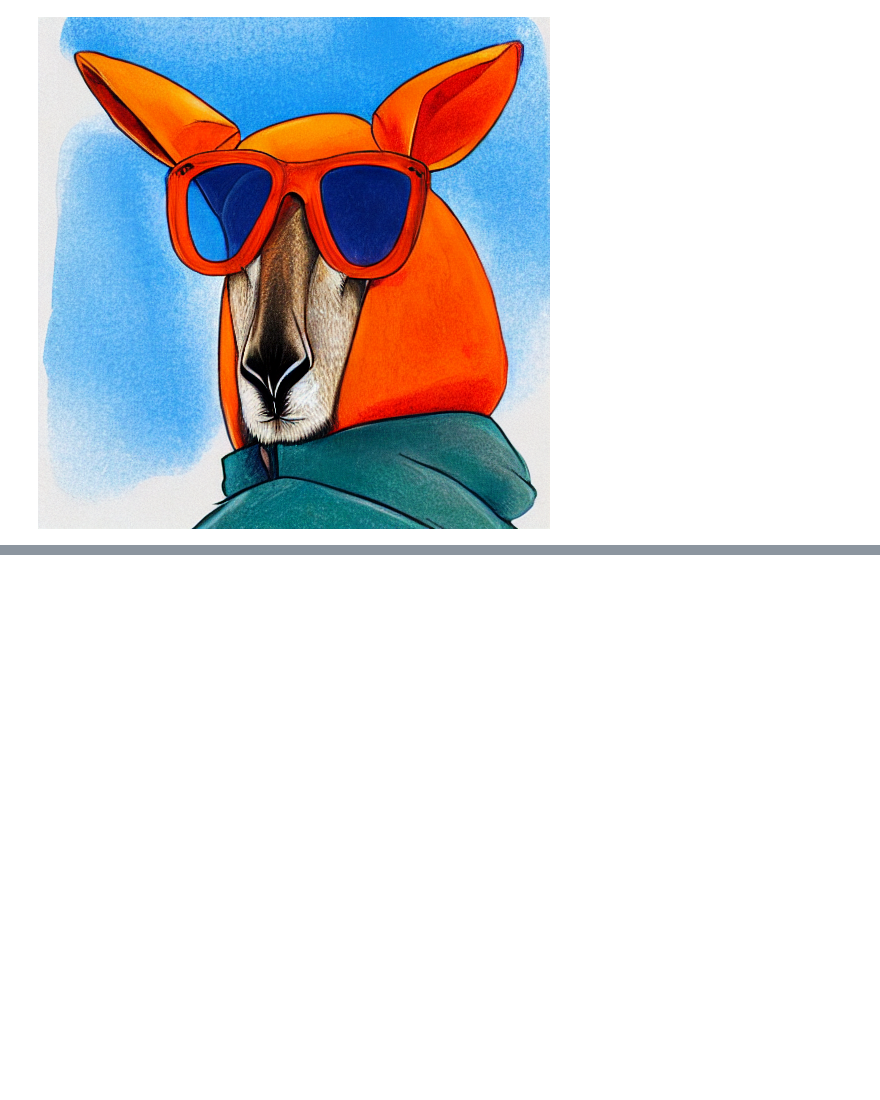
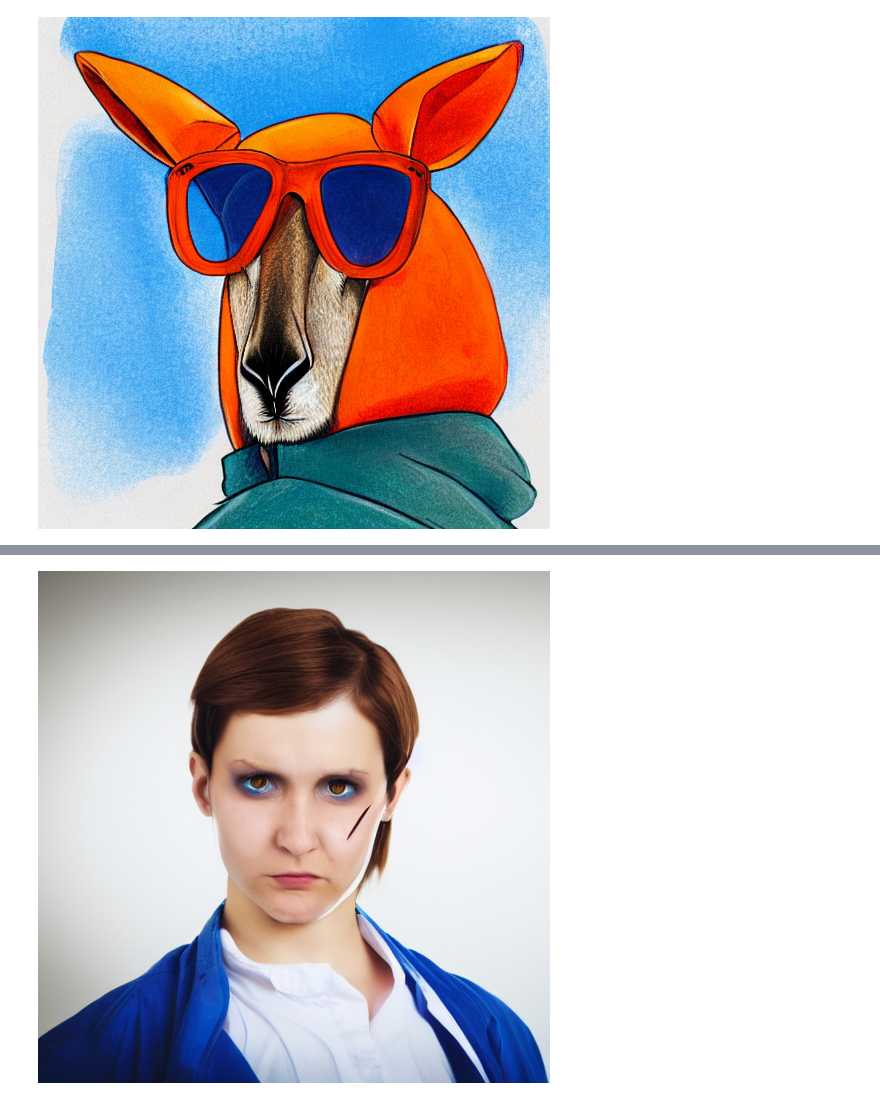
Before and after one commit to PsorTheDoctor/artificial-intelligence, a Jupyter notebook: modern_approach/text_to_image/stable_diffusion.ipynb, the cells around one changed output, grey strips where cells are left out. Saved outputs shown, nothing was run; the diff lists cells and outputs as text; code cells hidden in the pictures; blank space fills up the shorter version.

```diff
--- a/modern_approach/text_to_image/stable_diffusion.ipynb
+++ b/modern_approach/text_to_image/stable_diffusion.ipynb
@@ -56,0 +74,14 @@ for i in range(nImages):
+# %%
+from diffusers import LMSDiscreteScheduler
+
+lms = LMSDiscreteScheduler.from_config(pipe.scheduler.config)
+pipe.scheduler = lms
+# %%
+generator = torch.Generator(device=device).manual_seed(1024)
+img = pipe(prompt=prompt, image=init_img, strength=0.75, guidance_scale=7.5,
+           generator=generator).images[0]
+
+img.save('{}.png'.format(prompt))
+img
+# %% [output]
+[figure, added]
```
Also changed, not shown: parts of 11 cells of this notebook.
